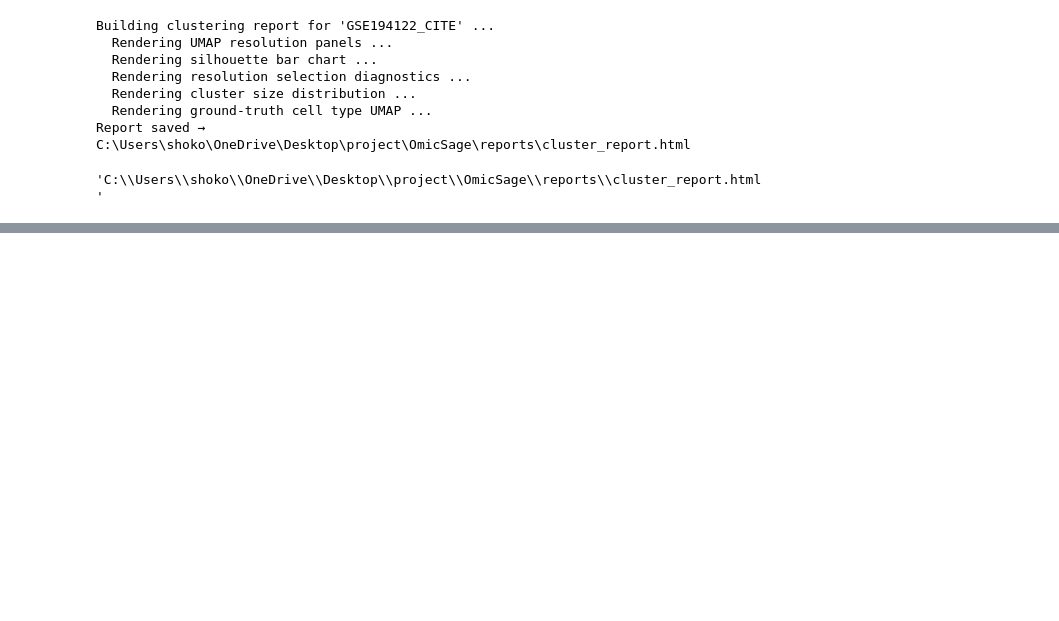
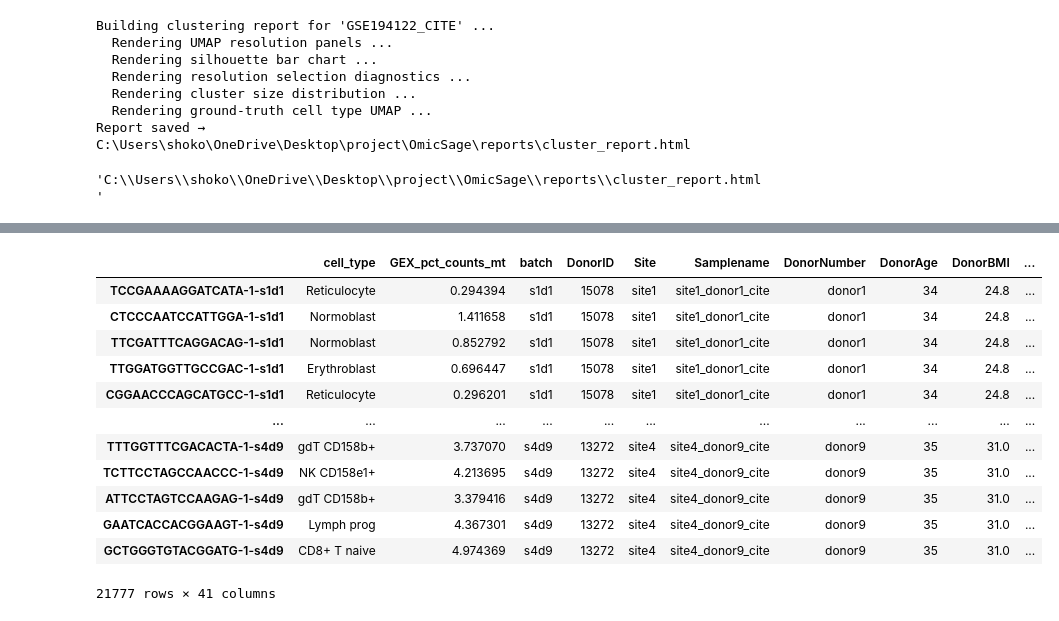
Before and after one commit to fshokor/OmicSage, a Jupyter notebook: notebooks/phase1_qc.ipynb, the cells around one changed output, grey strips where cells are left out. Saved outputs shown, nothing was run; the diff lists cells and outputs as text; code cells hidden in the pictures; blank space fills up the shorter version.

```diff
--- a/notebooks/phase1_qc.ipynb
+++ b/notebooks/phase1_qc.ipynb
@@ -1252,0 +1304,37 @@ print('✓ Saved: data/processed/GSE194122_cite_clustered.h5ad')
+# %%
+# ------------------------------------------------------------------
+# Run annotation
+#
+# methods=["celltypist", "markers", "vote"]  — all three pure-Python methods
+#
+# CellTypist models are downloaded on first use into
+# data/references/celltypist/ (project-local, not ~/.celltypist/)
+#
+# To use only one method:
+#   annotate(adata, methods=["markers"])
+#   annotate(adata, methods=["celltypist"])
+#
+# To use a custom marker set:
+#   annotate(adata, methods=["markers"], marker_sets={"T cell": ["CD3D","CD3E"]})
+#
+# ScType (rpy2 → R) and SingleR (rpy2 → R) will be added in Session B.
+# When added, "vote" will automatically become a 4-way vote.
+# ------------------------------------------------------------------
+adata_annotated, annotation_dict = annotate(
+    adata_clustered,
+    methods=["celltypist", "markers", "vote"],
+    leiden_col="leiden",
+    celltypist_models=["Immune_All_High.pkl", "Immune_All_Low.pkl"],
+    inplace=False,
+)
+
+prov = annotation_dict["provenance"]
+print(f'Methods run          : {prov["methods_run"]}')
+print(f'Leiden clusters      : {prov["n_clusters"]}')
+print(f'Cells                : {prov["n_cells"]:,}')
+print(f'CellTypist version   : {prov["celltypist_version"]}')
+print()
+if "vote_df" in annotation_dict:
+    print("Cluster → consensus label:")
+    vdf = annotation_dict["vote_df"]
+    print(vdf[["n_cells", "CellTypist", "Markers", "final_label", "confidence"]].to_string())
@@ -1252,0 +1387,16 @@ print('✓ Saved: data/processed/GSE194122_cite_clustered.h5ad')
+# %%
+adata_annotated.obs
+# %% [output]
+|  | cell_type | GEX_pct_counts_mt | batch | DonorID | Site | Samplename | DonorNumber | DonorAge | DonorBMI | ... |
+| TCCGAAAAGGATCATA-1-s1d1 | Reticulocyte | 0.294394 | s1d1 | 15078 | site1 | site1_donor1_cite | donor1 | 34 | 24.8 | ... |
+| CTCCCAATCCATTGGA-1-s1d1 | Normoblast | 1.411658 | s1d1 | 15078 | site1 | site1_donor1_cite | donor1 | 34 | 24.8 | ... |
+| TTCGATTTCAGGACAG-1-s1d1 | Normoblast | 0.852792 | s1d1 | 15078 | site1 | site1_donor1_cite | donor1 | 34 | 24.8 | ... |
+| TTGGATGGTTGCCGAC-1-s1d1 | Erythroblast | 0.696447 | s1d1 | 15078 | site1 | site1_donor1_cite | donor1 | 34 | 24.8 | ... |
+| CGGAACCCAGCATGCC-1-s1d1 | Reticulocyte | 0.296201 | s1d1 | 15078 | site1 | site1_donor1_cite | donor1 | 34 | 24.8 | ... |
+| ... | ... | ... | ... | ... | ... | ... | ... | ... | ... | ... |
+| TTTGGTTTCGACACTA-1-s4d9 | gdT CD158b+ | 3.737070 | s4d9 | 13272 | site4 | site4_donor9_cite | donor9 | 35 | 31.0 | ... |
+| TCTTCCTAGCCAACCC-1-s4d9 | NK CD158e1+ | 4.213695 | s4d9 | 13272 | site4 | site4_donor9_cite | donor9 | 35 | 31.0 | ... |
+| ATTCCTAGTCCAAGAG-1-s4d9 | gdT CD158b+ | 3.379416 | s4d9 | 13272 | site4 | site4_donor9_cite | donor9 | 35 | 31.0 | ... |
+| GAATCACCACGGAAGT-1-s4d9 | Lymph prog | 4.367301 | s4d9 | 13272 | site4 | site4_donor9_cite | donor9 | 35 | 31.0 | ... |
+| GCTGGGTGTACGGATG-1-s4d9 | CD8+ T naive | 4.974369 | s4d9 | 13272 | site4 | site4_donor9_cite | donor9 | 35 | 31.0 | ... |
+21777 rows × 41 columns
```
Also changed, not shown: parts of 14 cells of this notebook, 7 other files.
